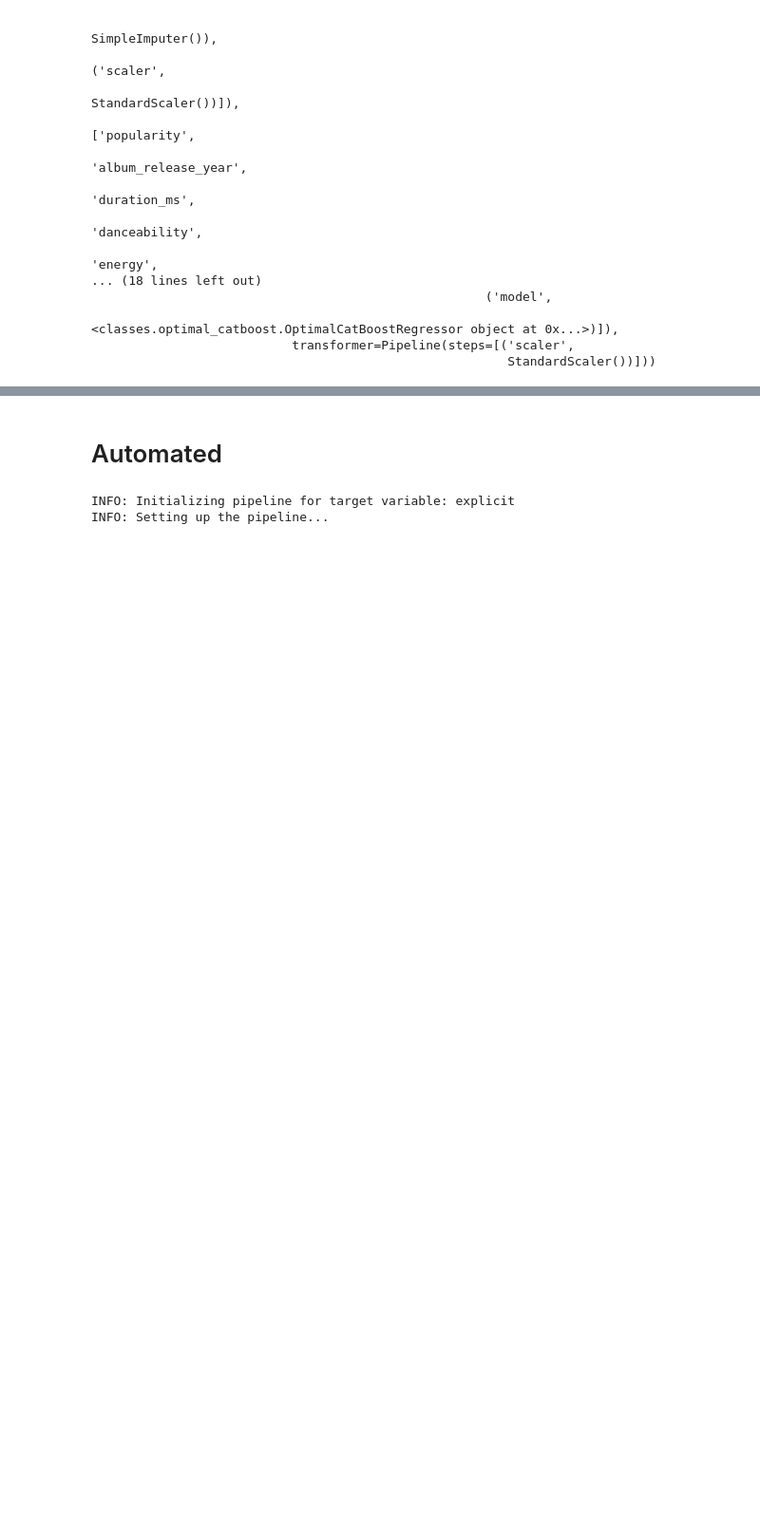
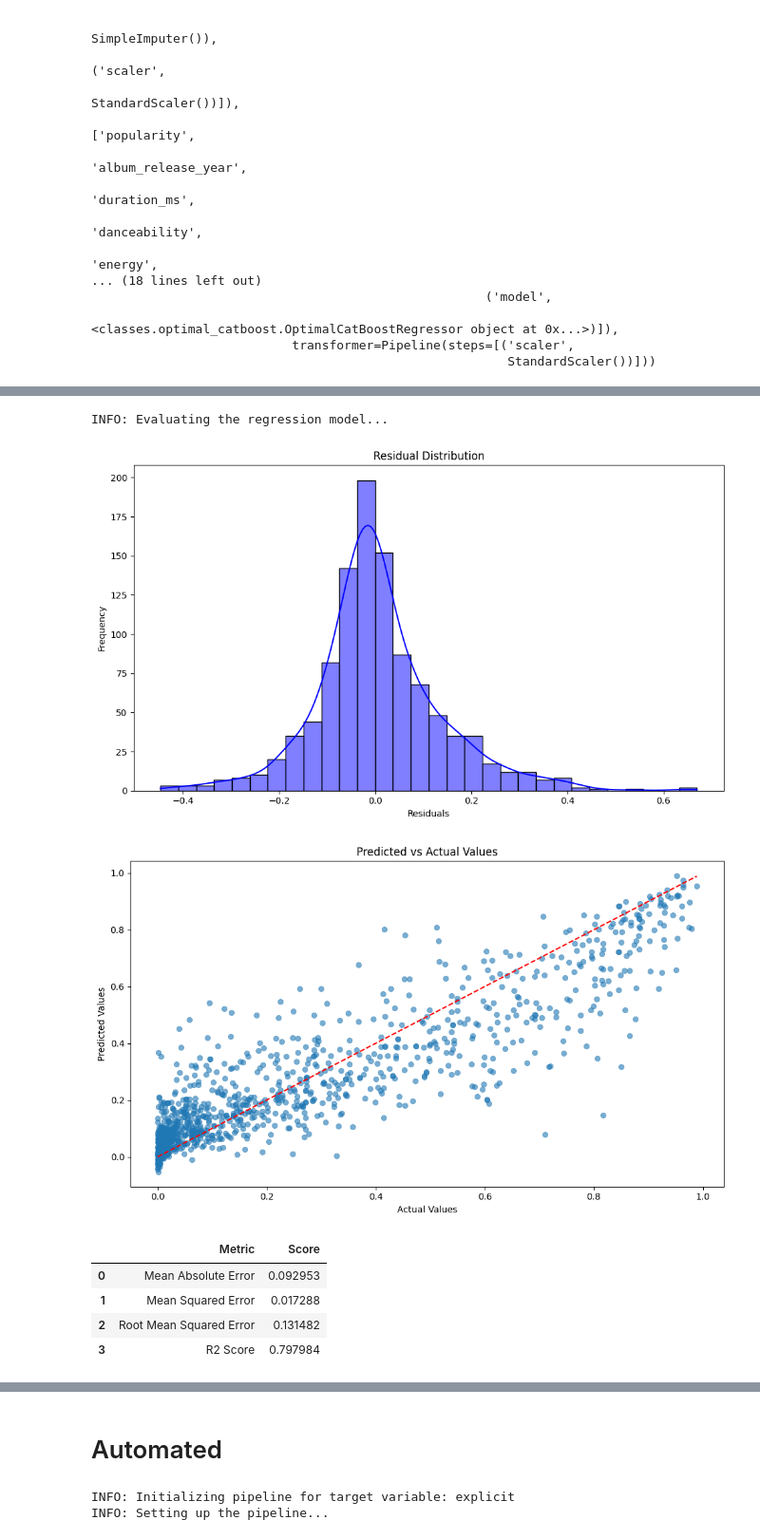
Before and after one commit to KrystianPielat/songs_analysis, a Jupyter notebook: oo.ipynb, the cells around one changed output, grey strips where cells are left out. Shown: that part at 95% size. Cells and saved outputs as stored; diff of their text form; code cells hidden in the pictures; blank space fills up the shorter version.

```diff
--- a/oo.ipynb
+++ b/oo.ipynb
@@ -141,7 +143,7 @@ target = 'acousticness'
 cat_features = [ f for f in cat_features if f != target ]
 num_features = [ f for f in num_features if f != target ]
 # %%
-model = OptimalRegressionPipeline(
+reg_pipeline = OptimalRegressionPipeline(
     df.dropna(subset=['genre']),
     target_column=target,
     num_features=num_features,
@@ -155,7 +157,7 @@ model = OptimalRegressionPipeline(
     },
     cache_path="catboost_optuna.db"
 )
-model.get_pipeline()
+reg_pipeline.get_pipeline()
 # %% [output]
 INFO: Initializing pipeline for target variable: acousticness
 INFO: Setting up the pipeline...
@@ -207,0 +182,3 @@ model.evaluate_model()
+# %%
+reg_pipeline.split()
+reg_pipeline.train_model()
@@ -207,0 +200,11 @@ model.evaluate_model()
+# %%
+reg_pipeline.evaluate_model()
+# %% [output]
+INFO: Evaluating the regression model...
+[figure, added]
+[figure, added]
+|  | Metric | Score |
+| 0 | Mean Absolute Error | 0.092953 |
+| 1 | Mean Squared Error | 0.017288 |
+| 2 | Root Mean Squared Error | 0.131482 |
+| 3 | R2 Score | 0.797984 |
```
Also changed, not shown: parts of 18 cells of this notebook, 3 other files.
